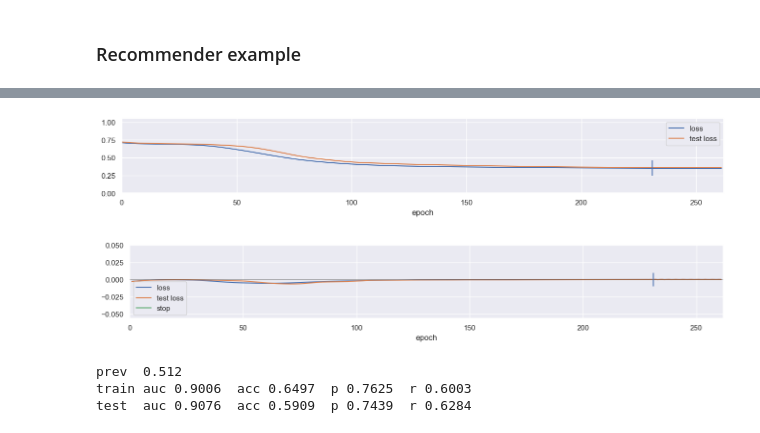
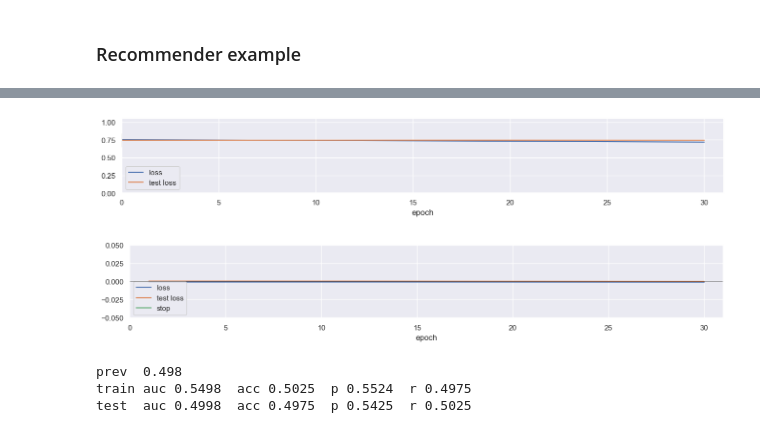
Before and after one commit to rubennaeff/data-science, a Jupyter notebook: exploration/ttsn.ipynb, the cells around one changed output, grey strips where cells are left out. Saved outputs shown, nothing was run; the diff lists cells and outputs as text; code cells hidden in the pictures.

```diff
--- a/exploration/ttsn.ipynb
+++ b/exploration/ttsn.ipynb
@@ -92,12 +97,13 @@ class TwoTowerModel(nn.Module):
 # %%
 # Simulate user and item interactions
-n_users = 100  # 1000
-n_items =  20  # 500
-n_imp = 2000
+n_users = 200  # 1000
+n_items =  10  # 500
+frac_imp = 1.  # only have interactions for % of all (user, item) pairs
+n_imp = int(frac_imp * n_users * n_items)
 true_emb_dim = 2  # using this to simulate true interests
 print("See %.1f%% of all possible interactions." % (100. * n_imp / (n_users * n_items)))
 
-# Remove all features for now
+# Simulate data (no features for now), using numpy
 np.random.seed(123)
 user_true_emb = np.random.randn(n_users, true_emb_dim)
 item_true_emb = np.random.randn(n_items, true_emb_dim)
@@ -126,17 +132,15 @@ users, items = pd.DataFrame({'dummy': np.zeros(n_users)}), pd.DataFrame({'dummy'
 p_true = sigmoid(user_true_emb.dot(item_true_emb.T))  # true proability of user i liking item j
 print(p_true.shape, p_true.mean())
 
-# generate responses
-torch.manual_seed(123)
-# user_ids = torch.randint(0, n_users, (n_imp,))
-# item_ids = torch.randint(0, n_items, (n_imp,))
-# labels = torch.Tensor(p_true[user_ids, item_ids] < np.random.rand(n_imp))  # probabilitic
-# labels = torch.Tensor(p_true[user_ids, item_ids] > .5)  # deterministic
-
-user_ids = torch.Tensor(np.array([i + np.zeros(n_items) for i in range(n_users)]).reshape(-1)).long()
-item_ids = torch.Tensor(np.array(([np.arange(n_items)] * n_users)).reshape(-1)).long()
-labels = torch.Tensor(np.array([p_true[user][item] for user, item in zip(user_ids, item_ids)]) > .5)  # deterministic
-print(labels.numpy().mean())
+# Generate data to feed into model, using tensors
+g = torch.Generator(device=device).manual_seed(123) # for reproducibility
+# user_ids = torch.randint(0, n_users, (n_imp,), generator=g)  # this includes (user, item) duplicate pairs, so does not work as well
+# item_ids = torch.randint(0, n_items, (n_imp,), generator=g)
+user_ids = torch.cat([torch.full((n_items,), i) for i in range(n_users)])[:n_imp]
+item_ids = torch.cat([torch.arange(n_items)] * n_users)[:n_imp]
+labels = (torch.tensor(p_true, dtype=dtype, device=device)[user_ids, item_ids] > .5).type(dtype)  # deterministic
+# labels = (torch.tensor(p_true).to(device)[user_ids, item_ids] > torch.rand(n_imp)).float()  # probabilitic (prob needs repeats)
+print(labels.cpu().numpy().mean())
 # labels
 # %% [output]
 See 100.0% of all possible interactions.
@@ -150,7 +160,6 @@ n_print = 10
 # %%
-torch.manual_seed(1234)
-print(true_emb_dim)
-model = TwoTowerModel(users, items, embedding_dim=2, hidden_dims=[])
+torch.manual_seed(134)
+model = TwoTowerModel(users, items, embedding_dim=2, hidden_dims=[], device=device)
 
 # Training
 criterion = nn.BCEWithLogitsLoss()
@@ -158,7 +167,7 @@ optimizer = optim.Adam(model.parameters(), lr=lr)
 
 # Train / test split
 frac_test = .1
-test_idx = torch.rand(n_imp) < frac_test
+test_idx = torch.rand(n_imp).to(device) < frac_test
 train_idx = ~test_idx
 
 # Training loop
@@ -201,31 +202,31 @@ Epoch  241, Loss: 0.3483, Test loss: 0.3584
 # %%
 ax = stats.plot(figsize=(16, 2))
 x = stats['stop'].dropna().index[0]
-ax.vlines(x, stats['loss'][x] - .1, stats['test loss'][x] + .1)
+ax.vlines(x, stats['loss'][x] - .1, stats['test loss'][x] + .1, lw=.5, color='k')
 _ = ax.set_xlim(0, len(stats)), ax.set_ylim(0, 1.05 * stats.max().max())
 # %% [output]
-[figure, old version]
+[figure, new version]
 # %%
 df = stats.diff()
 ax = df.plot(figsize=(16, 2))
 ax.axhline(0, lw=.5, color='k')
-ax.vlines(x, df['loss'][x] - .01, df['test loss'][x] + .01)
+ax.vlines(x, df['loss'][x] - .01, df['test loss'][x] + .01, lw=.5, color='k')
 _ = ax.set_xlim(0, len(stats)), ax.set_ylim(df.min().min() - .05, df.max().max() + .05)
 # %% [output]
-[figure, old version]
+[figure, new version]
 # %%
-y_pred = sigmoid(outputs.detach().numpy()).round(2)
-y = labels[train_idx].detach().numpy()
+y_pred = sigmoid(outputs.cpu().detach().numpy()).round(2)
+y = labels[train_idx].cpu().detach().numpy()
 
-print('prev ', labels.numpy().mean())
+print('prev ', labels.cpu().detach().numpy().mean())
 print('train auc %.4f  acc %.4f  p %.4f  r %.4f' %
       (roc_auc_score(y, y_pred), (y_pred.astype(int) == y).mean(), y_pred[y.astype(bool)].mean(), y[y_pred.astype(bool)].mean()))
 
-y_pred = sigmoid(test_outputs.detach().numpy()).round(2)
-y = labels[test_idx].detach().numpy()
+y_pred = sigmoid(test_outputs.cpu().detach().numpy()).round(2)
+y = labels[test_idx].cpu().detach().numpy()
 print('test  auc %.4f  acc %.4f  p %.4f  r %.4f' %
       (roc_auc_score(y, y_pred), (y_pred.astype(int) == y).mean(), y_pred[y.astype(bool)].mean(), y[y_pred.astype(bool)].mean()))
 # %% [output]
-prev  0.512
-train auc 0.9006  acc 0.6497  p 0.7625  r 0.6003
-test  auc 0.9076  acc 0.5909  p 0.7439  r 0.6284
+prev  0.498
+train auc 0.5498  acc 0.5025  p 0.5524  r 0.4975
+test  auc 0.4998  acc 0.4975  p 0.5425  r 0.5025
```
Also changed, not shown: parts of 7 cells of this notebook.
